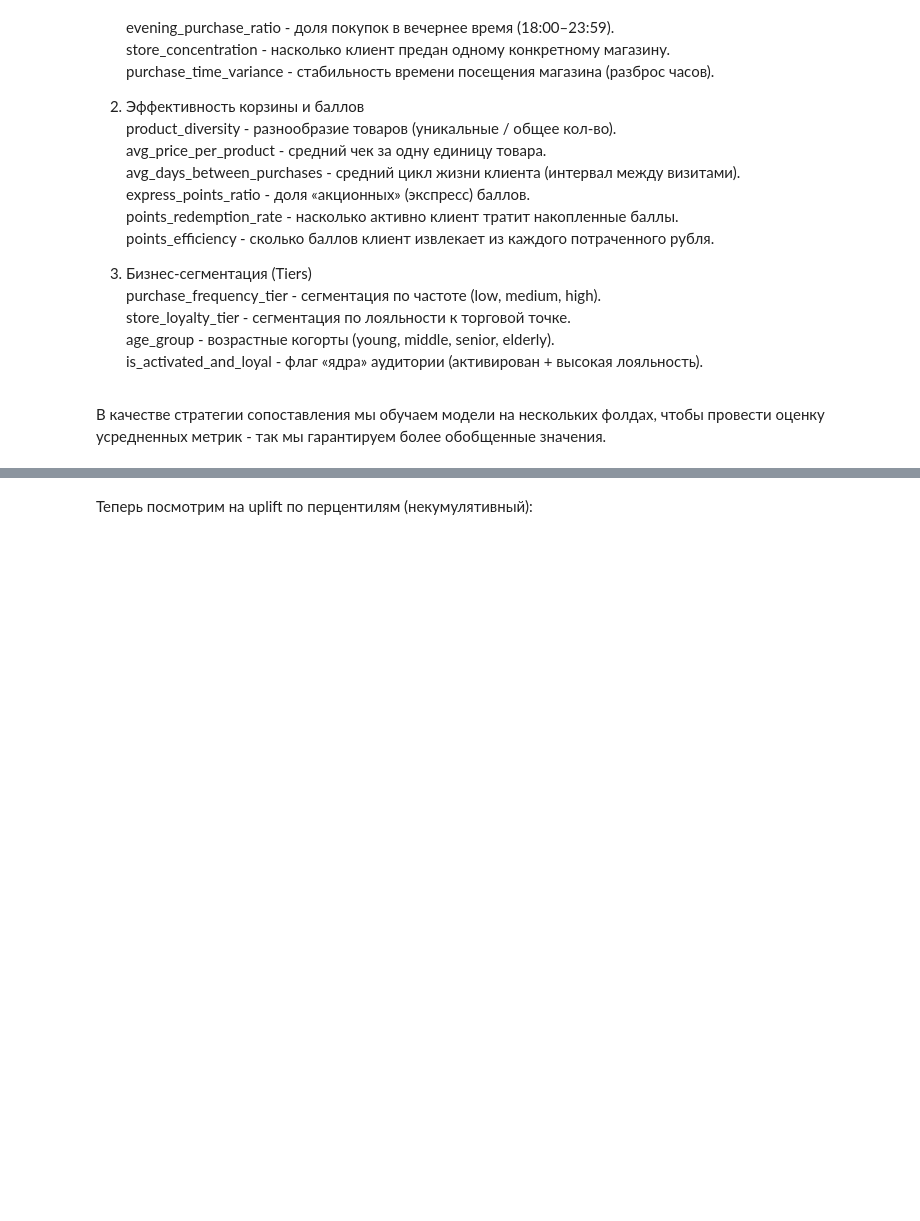
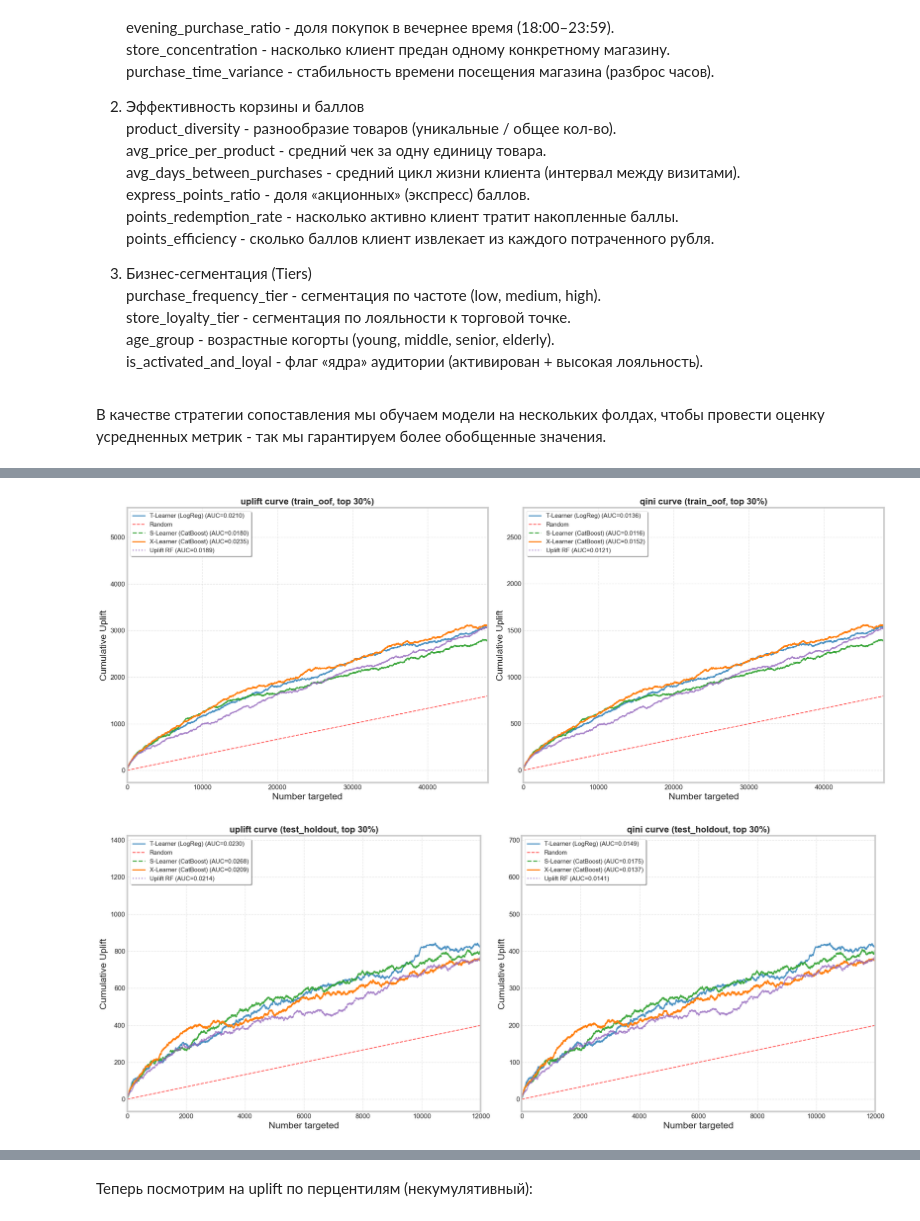
Before and after one commit to VShilovich/uplift-modeling-hse, a Jupyter notebook: Classic-ml-models/jupyter_results_comparison/All_models-new_feats_analysis.ipynb, the cells around one changed output, grey strips where cells are left out. Saved outputs shown, nothing was run; the diff lists cells and outputs as text; code cells hidden in the pictures; blank space fills up the shorter version.

```diff
--- a/Classic-ml-models/jupyter_results_comparison/All_models-new_feats_analysis.ipynb
+++ b/Classic-ml-models/jupyter_results_comparison/All_models-new_feats_analysis.ipynb
@@ -253 +542,80 @@ display(mean_results.style.highlight_max(axis=0, subset=mean_results.columns[1:]
+# %%
+top_k_percent = 0.3
+
+model_colors = {
+    "T-Learner (LogReg)": "#1f77b4",
+    "S-Learner (CatBoost)": "#2ca02c",
+    "X-Learner (CatBoost)": "#ff7f0e",
+    "Uplift RF": "#9467bd"
+}
+
+model_styles = {
+    "T-Learner (LogReg)": {"ls": "-", "alpha": 0.8},
+    "S-Learner (CatBoost)": {"ls": "--", "alpha": 0.9},
+    "X-Learner (CatBoost)": {"ls": "-", "alpha": 1.0},
+    "Uplift RF": {"ls": ":", "alpha": 0.8}
+}
+
+split_specs = {
+    "train_oof": {
+        "y": y_train_full,
+        "t": t_train_full,
+        "preds_dict": oof_train_preds
+    },
+    "test_holdout": {
+        "y": y_test_holdout,
+        "t": t_test_holdout,
+        "preds_dict": test_holdout_preds
+    }
+}
+
+for split_name, split_data in split_specs.items():
+    y_split = split_data["y"]
+    t_split = split_data["t"]
+    preds_dict = split_data["preds_dict"]
+
+    max_x = int(len(y_split) * top_k_percent)
+
+    fig, axes = plt.subplots(1, 2, figsize=(20, 8))
+
+    for model_name, preds in preds_dict.items():
+        style = model_styles.get(model_name, {"ls": "-", "alpha": 0.8})
+        color = model_colors.get(model_name, "gray")
+
+        plot_uplift_curve(
+            y_split,
+            preds,
+            t_split,
+            name=model_name,
+            ax=axes[0],
+            color=color,
+            perfect=False,
+            **style
+        )
+
+        plot_qini_curve(
+            y_split,
+            preds,
+            t_split,
+            name=model_name,
+            ax=axes[1],
+            color=color,
+            perfect=False,
+            **style
+        )
+
+    axes[0].set_title(f"uplift curve ({split_name}, top 30%)", fontsize=16, fontweight='bold')
+    axes[1].set_title(f"qini curve ({split_name}, top 30%)", fontsize=16, fontweight='bold')
+
+    for ax in axes:
+        ax.set_xlim(0, max_x)
+        ax.legend(loc='upper left', fontsize=11, frameon=True, shadow=True)
+        ax.grid(True, which='both', linestyle='--', alpha=0.5)
+        ax.tick_params(axis='both', which='major', labelsize=12)
+
+    plt.tight_layout()
+    plt.show()
+# %% [output]
+[figure, added]
+[figure, added]
 # %% [markdown]
```
Also changed, not shown: parts of 29 cells of this notebook, 1 other file.
